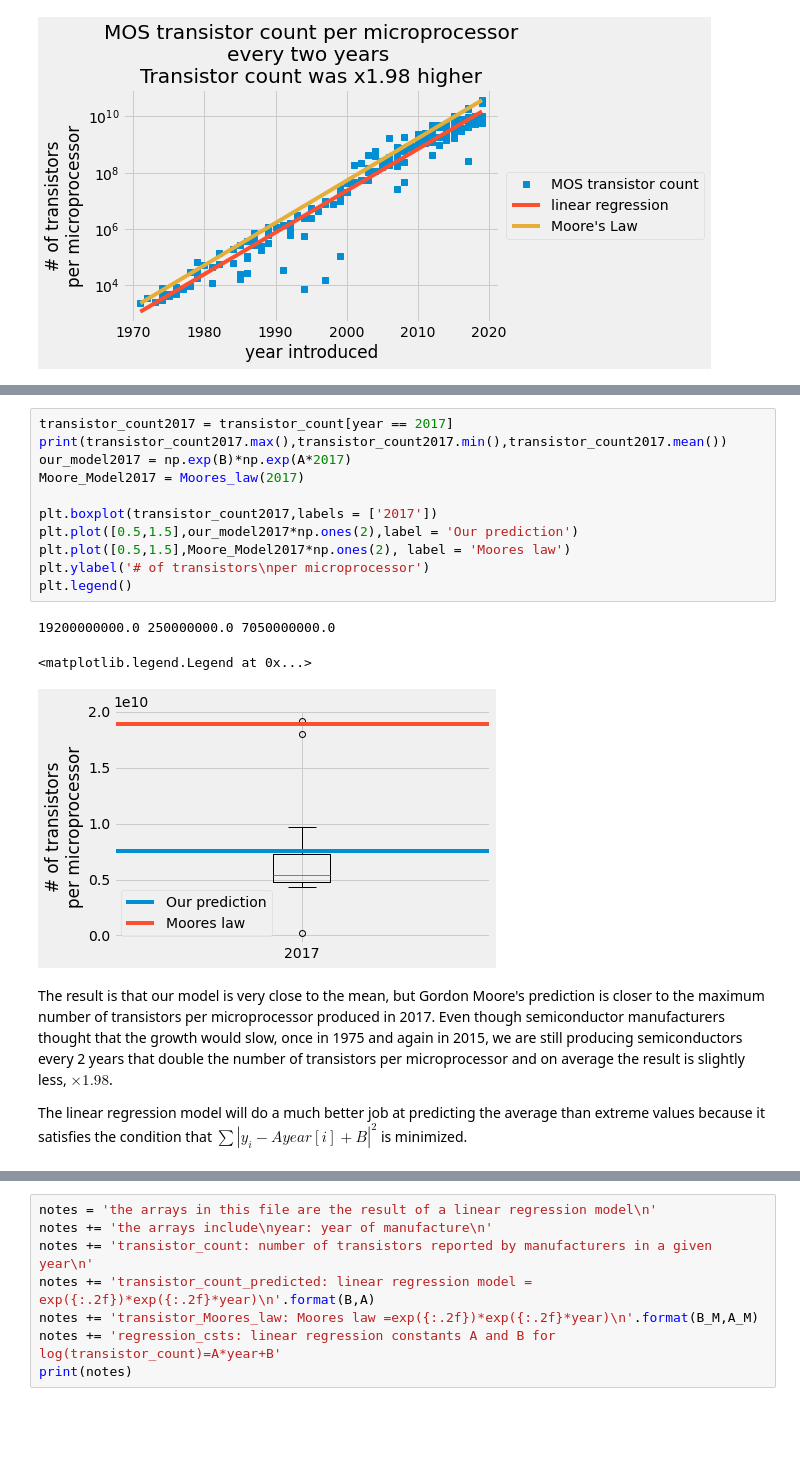
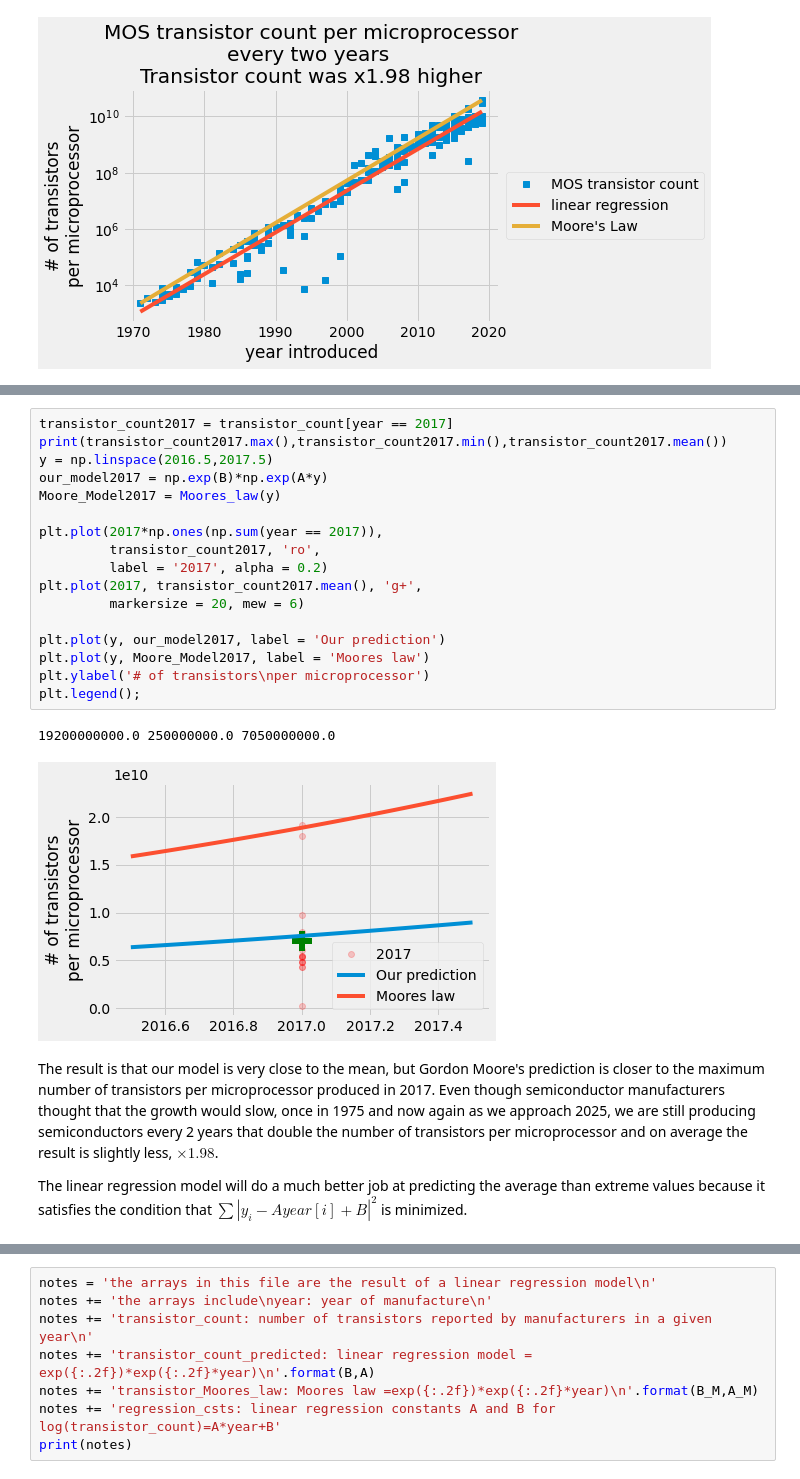
Before and after one commit to numpy/numpy-tutorials, a Jupyter notebook: content/mooreslaw-tutorial.ipynb, the cells around one changed output, grey strips where cells are left out. Drawn from its saved outputs; the diff is of its cells as text; blank space fills up the shorter version.

```diff
--- a/content/mooreslaw-tutorial.ipynb
+++ b/content/mooreslaw-tutorial.ipynb
@@ -269,20 +275,25 @@ Let's look at just the year 2017, and compare our linear regression model to Gor
 # %%
 transistor_count2017 = transistor_count[year == 2017]
 print(transistor_count2017.max(),transistor_count2017.min(),transistor_count2017.mean())
-our_model2017 = np.exp(B)*np.exp(A*2017)
-Moore_Model2017 = Moores_law(2017)
+y = np.linspace(2016.5,2017.5)
+our_model2017 = np.exp(B)*np.exp(A*y)
+Moore_Model2017 = Moores_law(y)
 
-plt.boxplot(transistor_count2017,labels = ['2017'])
-plt.plot([0.5,1.5],our_model2017*np.ones(2),label = 'Our prediction')
-plt.plot([0.5,1.5],Moore_Model2017*np.ones(2), label = 'Moores law')
+plt.plot(2017*np.ones(np.sum(year == 2017)),
+         transistor_count2017, 'ro',
+         label = '2017', alpha = 0.2)
+plt.plot(2017, transistor_count2017.mean(), 'g+',
+         markersize = 20, mew = 6)
+
+plt.plot(y, our_model2017, label = 'Our prediction')
+plt.plot(y, Moore_Model2017, label = 'Moores law')
 plt.ylabel('# of transistors\nper microprocessor')
-plt.legend()
+plt.legend();
 # %% [output]
 19200000000.0 250000000.0 7050000000.0
-<matplotlib.legend.Legend at 0x...>
-[figure, old version]
+[figure, new version]
 # %% [markdown]
-The result is that our model is very close to the mean, but Gordon Moore's prediction is closer to the maximum number of transistors per microprocessor produced in 2017. Even though semiconductor manufacturers thought that the growth would slow, once in 1975 and again in 2015, we are still producing semiconductors every 2 years that double the number of transistors per microprocessor and on average the result is slightly less, $\times1.98$.
+The result is that our model is very close to the mean, but Gordon Moore's prediction is closer to the maximum number of transistors per microprocessor produced in 2017. Even though semiconductor manufacturers thought that the growth would slow, once in 1975 and now again as we approach 2025, we are still producing semiconductors every 2 years that double the number of transistors per microprocessor and on average the result is slightly less, $\times1.98$.
 
 The linear regression model will do a much better job at predicting the average than extreme values because it satisfies the condition that $\sum |y_i - Ayear[i]+B|^2$ is minimized.
 # %% [markdown]
```
Also changed, not shown: parts of 10 cells of this notebook.
